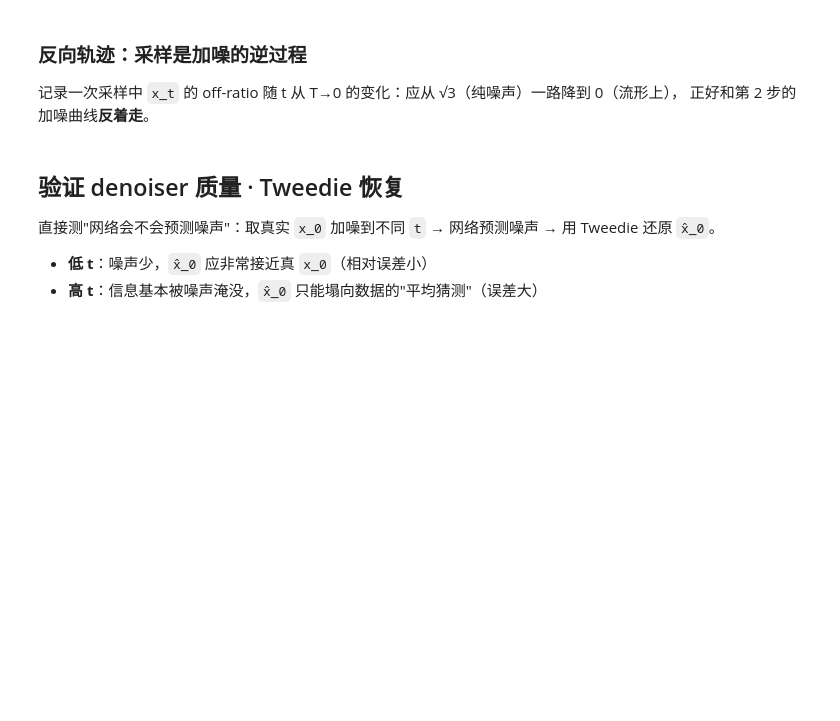
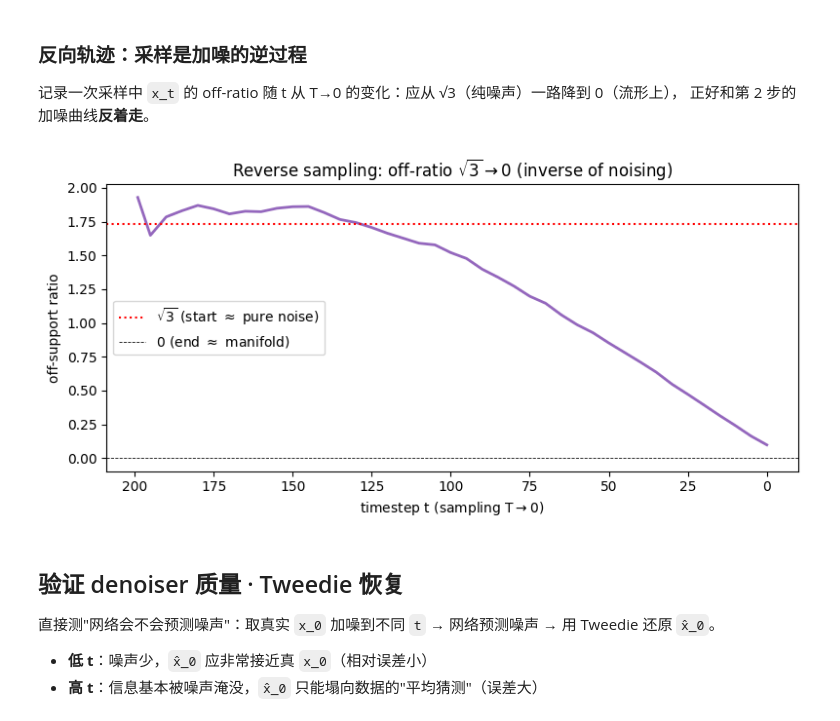
Before and after one commit to Sautoy/GGDMOptim, a Jupyter notebook: simulations/notebooks/train_and_sample_test.ipynb, the cells around one changed output. Cells and saved outputs as stored; diff of their text form; code cells hidden in the pictures; blank space fills up the shorter version.

```diff
--- a/simulations/notebooks/train_and_sample_test.ipynb
+++ b/simulations/notebooks/train_and_sample_test.ipynb
@@ -178,24 +199,26 @@ plt.tight_layout(); plt.show()
 # %%
 @torch.no_grad()
 def sample_with_trace(n=1000):
     img = torch.randn((n, diff.image_size), device=device)
     trace = []
     for t in range(diff.num_timesteps - 1, -1, -1):
         img = diff.p_sample(img, t)
         if t % 5 == 0 or t == diff.num_timesteps - 1:
             trace.append((t, g.off_support_ratio(img.cpu().numpy()).mean()))
     return np.array(trace)
 
 set_seed(1)
 tr = sample_with_trace(1000)
 plt.figure(figsize=(8, 4))
 plt.plot(tr[:, 0], tr[:, 1], lw=2, color="tab:purple")
-plt.axhline(np.sqrt(3), color="r", ls=":", label="√3 (起点≈纯噪声)")
-plt.axhline(0, color="k", lw=0.6, ls="--", label="0 (终点≈流形)")
+plt.axhline(np.sqrt(3), color="r", ls=":", label=r"$\sqrt{3}$ (start $\approx$ pure noise)")
+plt.axhline(0, color="k", lw=0.6, ls="--", label=r"0 (end $\approx$ manifold)")
 plt.gca().invert_xaxis()                              # t 从 T→0
-plt.xlabel("时间步 t (采样方向 T→0)"); plt.ylabel("off-support ratio")
-plt.title("反向采样：off-ratio 从 √3 降回 0（加噪的逆过程）"); plt.legend()
+plt.xlabel(r"timestep t (sampling T$\to$0)"); plt.ylabel("off-support ratio")
+plt.title(r"Reverse sampling: off-ratio $\sqrt{3}\to 0$ (inverse of noising)"); plt.legend()
 plt.tight_layout(); plt.show()
+# %% [output]
+[figure, added]
 # %% [markdown]
 ## 验证 denoiser 质量 · Tweedie 恢复
 
```
Also changed, not shown: parts of 5 cells of this notebook.
